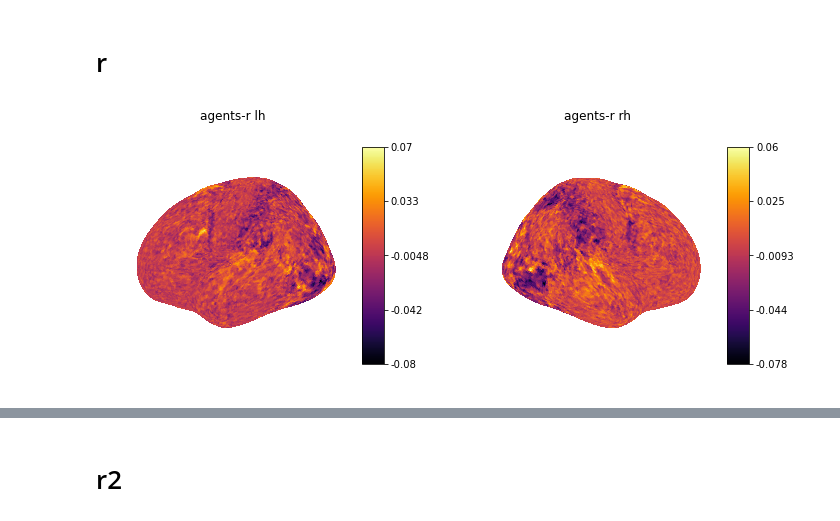
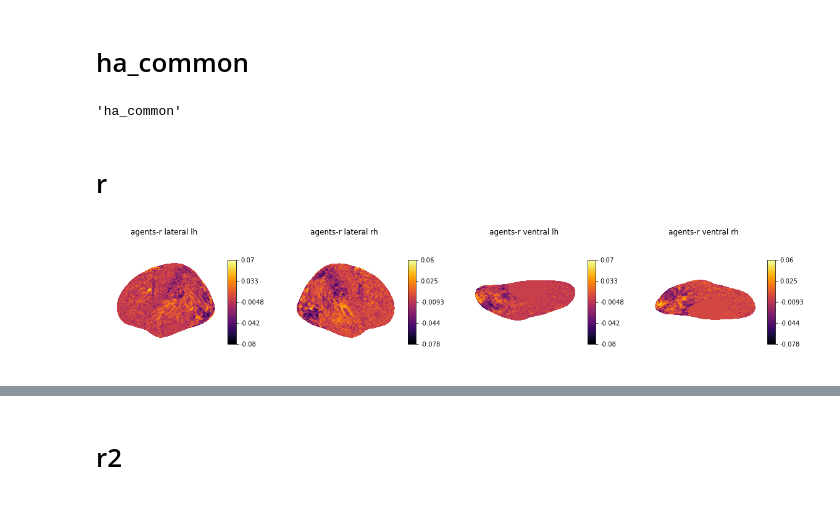
Before and after one commit to jungheejung/life-encoding, a Jupyter notebook: scripts/himalaya/plot_averagemap.ipynb, the cells around one changed output, grey strips where cells are left out. Cells and saved outputs as stored; diff of their text form; code cells hidden in the pictures.

Commit message:
OUTPUT: plot subject mean gifti

```diff
--- a/scripts/himalaya/plot_averagemap.ipynb
+++ b/scripts/himalaya/plot_averagemap.ipynb
@@ -6,22 +7,35 @@ from os.path import join
 # %%
 fsaverage = datasets.fetch_surf_fsaverage(mesh = 'fsaverage6')
+# %% [markdown]
+# ha_common
 # %%
-gii_dir = '/dartfs/rc/lab/D/DBIC/DBIC/f0042x1/life-encoding/results/himalaya/ha_common'
+ha_dir = '/dartfs/rc/lab/D/DBIC/DBIC/f0042x1/life-encoding/results/himalaya/ha_common'
+# %%
+os.path.basename(ha_dir)
+# %% [output]
+'ha_common'
 # %%
-def plot_infl(key, cmap):
-    figure, axes = plt.subplots(1,2,subplot_kw={'projection': '3d'},figsize = (12,8))
-    plot_surf(fsaverage['infl_left'],join(gii_dir,f'{key}_align-ha_common_sub-mean_run-mean_hemi-lh.gii'),
-              title=f'{key} lh',
+def plot_infl(gii_dir, key, cmap):
+    align = os.path.basename(gii_dir)
+    figure, axes = plt.subplots(1,4,subplot_kw={'projection': '3d'},figsize = (20,5))
+    plot_surf(fsaverage['infl_left'],join(gii_dir,f'{key}_align-{align}_sub-mean_run-mean_hemi-lh.gii'),
+              title=f'{key} lateral lh',
               hemi='left', view = 'lateral',cmap = cmap, axes=axes[0], colorbar=True) #vmin=.05, vmax=.5,
-    plot_surf(fsaverage['infl_right'],join(gii_dir,f'{key}_align-ha_common_sub-mean_run-mean_hemi-rh.gii'),
-              title=f'{key} rh',
+    plot_surf(fsaverage['infl_right'],join(gii_dir,f'{key}_align-{align}_sub-mean_run-mean_hemi-rh.gii'),
+              title=f'{key} lateral rh',
               hemi='right', view = 'lateral', cmap = cmap, axes=axes[1], colorbar=True) #vmin=.05, vmax=.5,
+    plot_surf(fsaverage['infl_left'],join(gii_dir,f'{key}_align-{align}_sub-mean_run-mean_hemi-lh.gii'),
+              title=f'{key} ventral lh',
+              hemi='left', view = 'ventral',cmap = cmap, axes=axes[2], colorbar=True) #vmin=.05, vmax=.5,
+    plot_surf(fsaverage['infl_right'],join(gii_dir,f'{key}_align-{align}_sub-mean_run-mean_hemi-rh.gii'),
+              title=f'{key} ventral rh',
+              hemi='right', view = 'ventral', cmap = cmap, axes=axes[3], colorbar=True) #vmin=.05, vmax=.5,
 
     plt.show()
 # %% [markdown]
 # r
 # %%
-plot_infl('agents-r', 'inferno')
+plot_infl(ha_dir, 'agents-r', 'inferno')
 # %% [output]
-[figure, old version]
+[figure, new version]
 # %%
```
Also changed, not shown: parts of 23 cells of this notebook.
